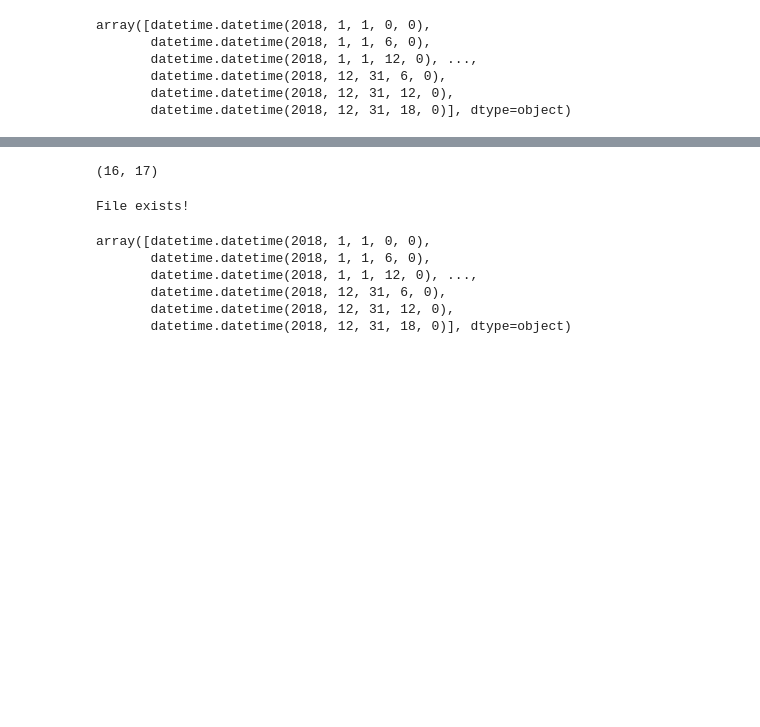
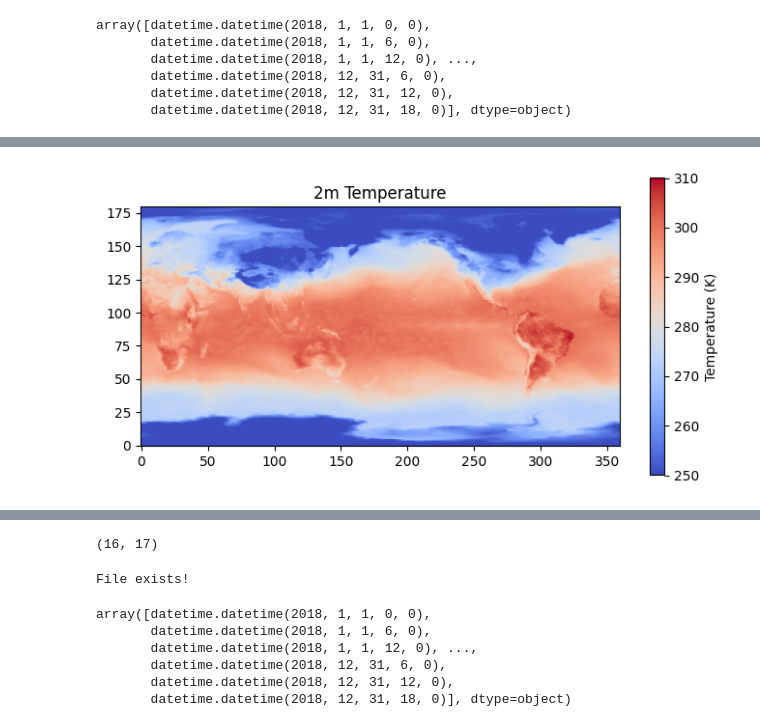
Before and after one commit to masak1112/S2S, a Jupyter notebook: v2.0/Jupiter/eval.ipynb, the cells around one changed output, grey strips where cells are left out. Drawn from its saved outputs; the diff is of its cells as text; code cells hidden in the pictures; blank space fills up the shorter version.

```diff
--- a/v2.0/Jupiter/eval.ipynb
+++ b/v2.0/Jupiter/eval.ipynb
@@ -143,0 +153,8 @@ RMSE: 5.899201
+# %%
+plt.figure(figsize=(8, 4))
+plt.imshow(dataset, cmap="coolwarm", origin="lower",   vmin=250, vmax=310)
+plt.colorbar(label="Temperature (K)")
+plt.title("2m Temperature")
+plt.show()
+# %% [output]
+[figure, added]
```
Also changed, not shown: parts of 9 cells of this notebook.
